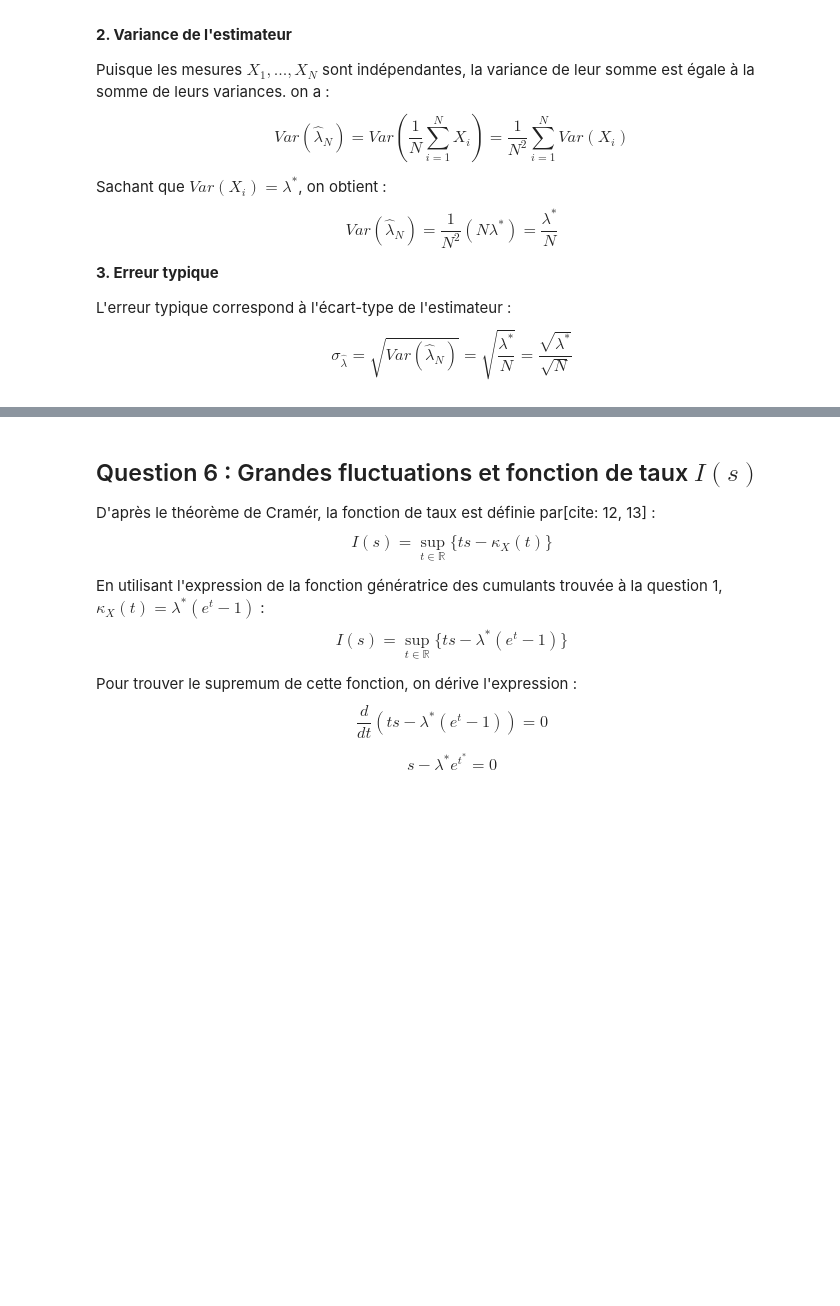
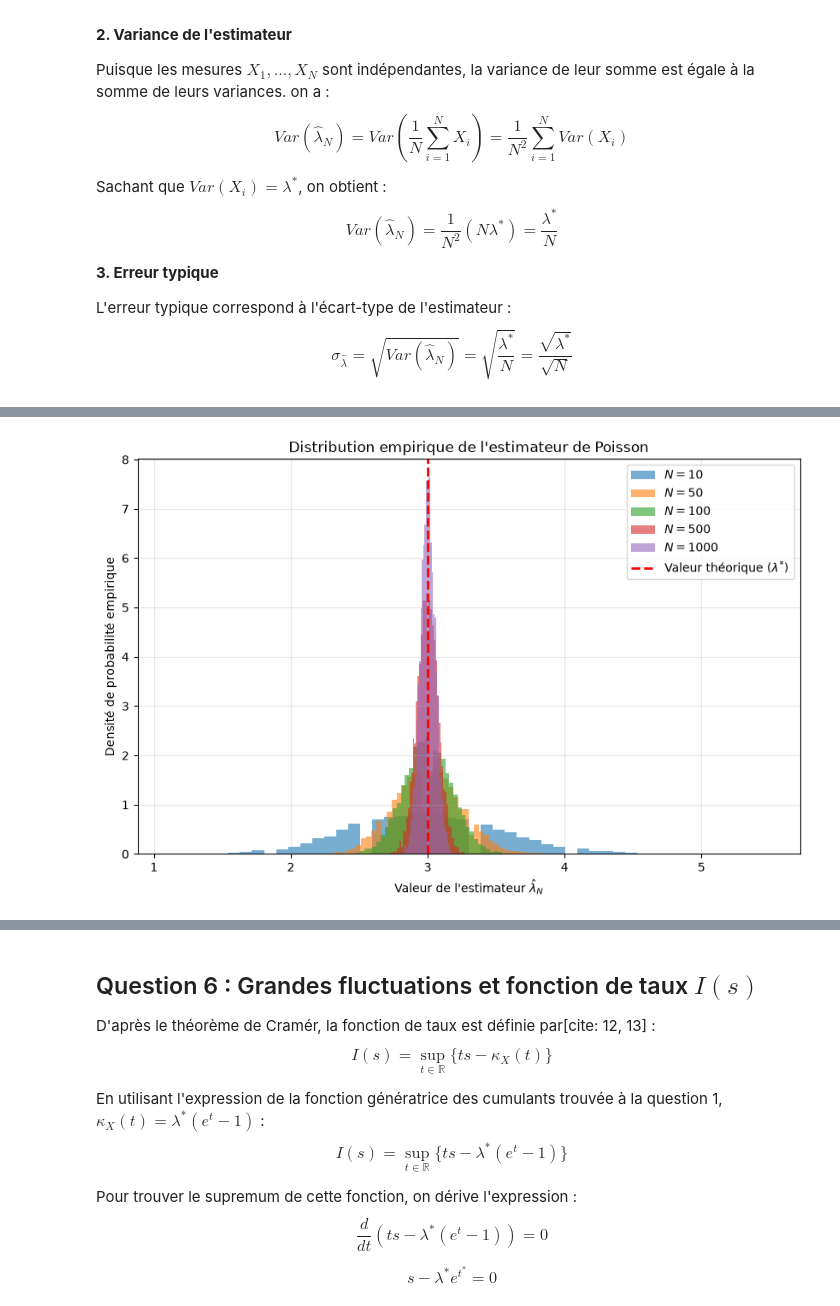
Before and after one commit to Brieucjub/homework1, a Jupyter notebook: homework1_exo2.ipynb, the cells around one changed output, grey strips where cells are left out. Drawn from its saved outputs; the diff is of its cells as text; code cells hidden in the pictures; blank space fills up the shorter version.

```diff
--- a/homework1_exo2.ipynb
+++ b/homework1_exo2.ipynb
@@ -78,0 +204,24 @@ $$\sigma_{\hat{\lambda}} = \sqrt{Var(\hat{\lambda}_N)} = \sqrt{\frac{\lambda^*}{
+# %%
+M_dist = 10000
+valeurs_N_dist = [10, 50, 100, 500, 1000]
+
+plt.figure(figsize=(10, 6))
+
+for n_courant in valeurs_N_dist:
+    matrice_echantillons = np.random.poisson(lambda_star, (M_dist, n_courant))
+    vecteur_estimateurs = np.mean(matrice_echantillons, axis=1)
+
+    plt.hist(vecteur_estimateurs, bins=50, density=True, alpha=0.6,
+             label=r"$N = {}$".format(n_courant))
+
+plt.axvline(x=lambda_star, color='red', linestyle='dashed', linewidth=2, label=r"Valeur théorique ($\lambda^{*}$)")
+plt.xlabel(r"Valeur de l'estimateur $\hat{\lambda}_{N}$")
+plt.ylabel(r"Densité de probabilité empirique")
+plt.title(r"Distribution empirique de l'estimateur de Poisson")
+plt.legend()
+plt.grid(True, alpha=0.3)
+
+plt.show()
+plt.close()
+# %% [output]
+[figure, added]
```
Also changed, not shown: parts of 12 cells of this notebook, 3 other files.
